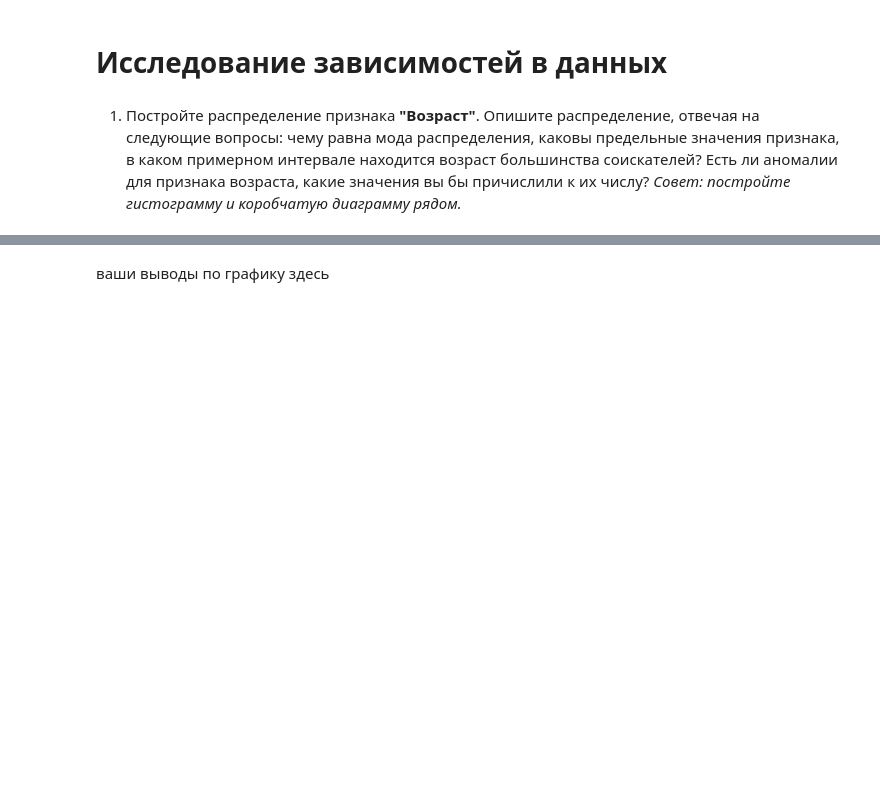
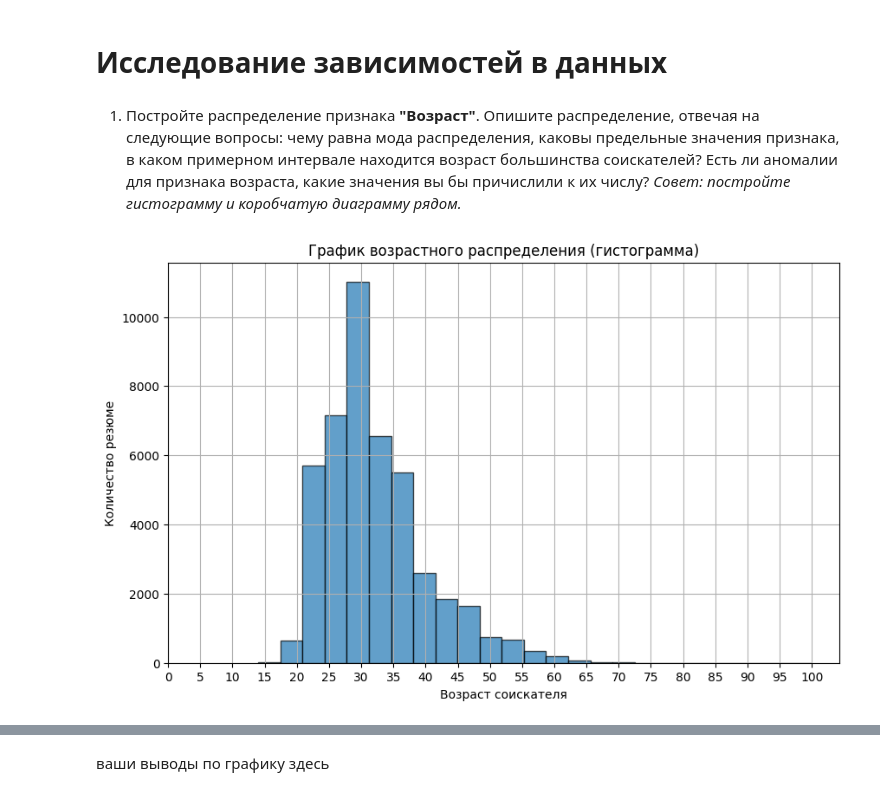
Before and after one commit to rostovcevartem209/hh_database, a Jupyter notebook: hh_database_project.ipynb, the cells around one changed output, grey strips where cells are left out. Cells and saved outputs as stored; diff of their text form; code cells hidden in the pictures; blank space fills up the shorter version.

```diff
--- a/hh_database_project.ipynb
+++ b/hh_database_project.ipynb
@@ -473,0 +472,16 @@ db_curr[db_curr['ЗП (руб)']%10 != 0].head(5)
+# %%
+db_curr['Возраст'].plot(
+    kind = 'hist',
+    figsize = (10,6),
+    bins = 25,
+    grid = True,
+    title = 'График возрастного распределения (гистограмма)',
+    ylabel = 'Количество резюме',
+    xlabel = 'Возраст соискателя',
+    edgecolor = 'black',
+    alpha = 0.7,
+    xticks = range(0, 101, 5)
+)
+plt.show()
+# %% [output]
+[figure, added]
```
Also changed, not shown: parts of 2 cells of this notebook.
